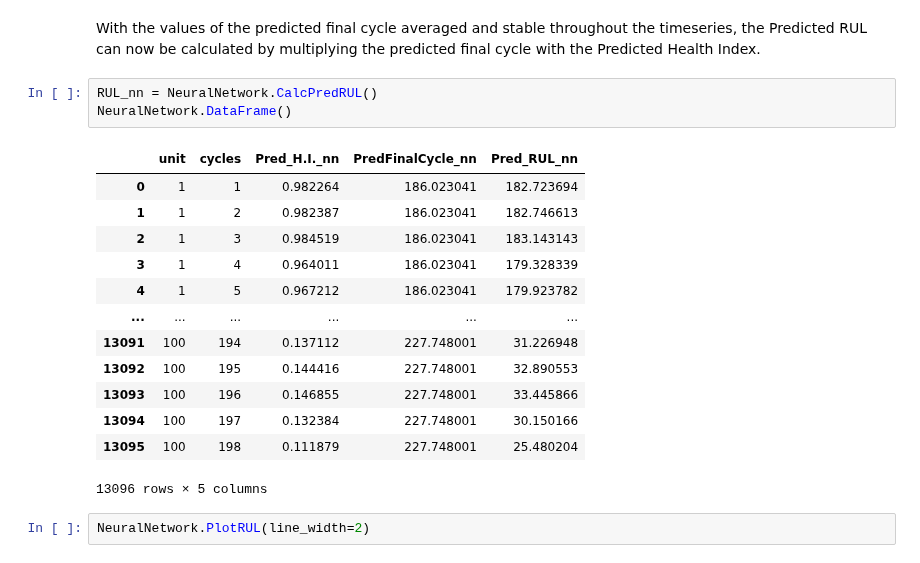
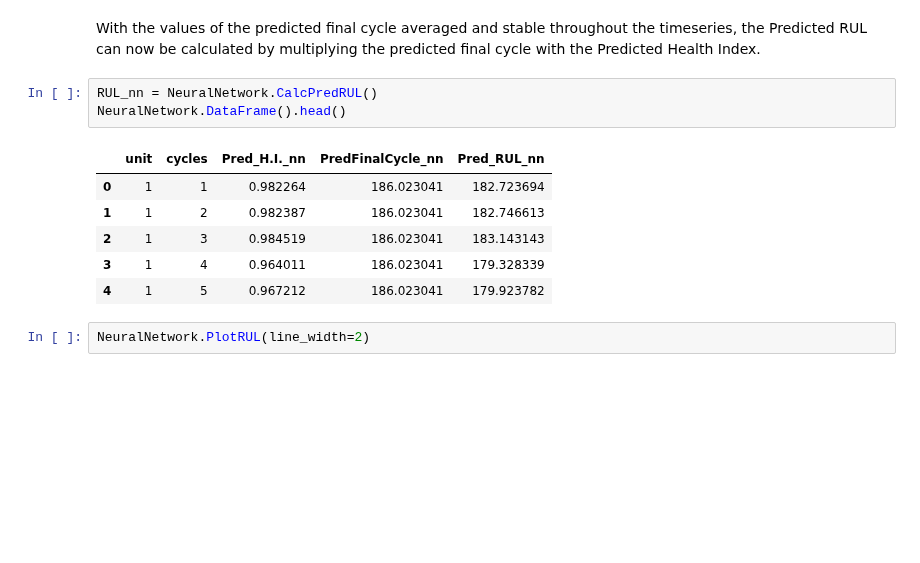
Before and after one commit to luqmanbuang/Aircraft-Engine-Lifetime-Prediction-with-Machine-Learning, a Jupyter notebook: Main.ipynb, the cells around one changed output. Drawn from its saved outputs; the diff is of its cells as text; blank space fills up the shorter version.

```diff
--- a/Main.ipynb
+++ b/Main.ipynb
@@ -449,21 +449,14 @@ Mean value of last 10 cycles of engine unit 20: 209.69552612304688
 With the values of the predicted final cycle averaged and stable throughout the timeseries, the Predicted RUL can now be calculated by multiplying the predicted final cycle with the Predicted Health Index.
 # %%
 RUL_nn = NeuralNetwork.CalcPredRUL()
-NeuralNetwork.DataFrame()
+NeuralNetwork.DataFrame().head()
 # %% [output]
 |  | unit | cycles | Pred_H.I._nn | PredFinalCycle_nn | Pred_RUL_nn |
 | 0 | 1 | 1 | 0.982264 | 186.023041 | 182.723694 |
 | 1 | 1 | 2 | 0.982387 | 186.023041 | 182.746613 |
 | 2 | 1 | 3 | 0.984519 | 186.023041 | 183.143143 |
 | 3 | 1 | 4 | 0.964011 | 186.023041 | 179.328339 |
 | 4 | 1 | 5 | 0.967212 | 186.023041 | 179.923782 |
-| ... | ... | ... | ... | ... | ... |
-| 13091 | 100 | 194 | 0.137112 | 227.748001 | 31.226948 |
-| 13092 | 100 | 195 | 0.144416 | 227.748001 | 32.890553 |
-| 13093 | 100 | 196 | 0.146855 | 227.748001 | 33.445866 |
-| 13094 | 100 | 197 | 0.132384 | 227.748001 | 30.150166 |
-| 13095 | 100 | 198 | 0.111879 | 227.748001 | 25.480204 |
-13096 rows × 5 columns
 # %%
 NeuralNetwork.PlotRUL(line_width=2)
 # %% [output]
```
Also changed, not shown: parts of 13 cells of this notebook.
